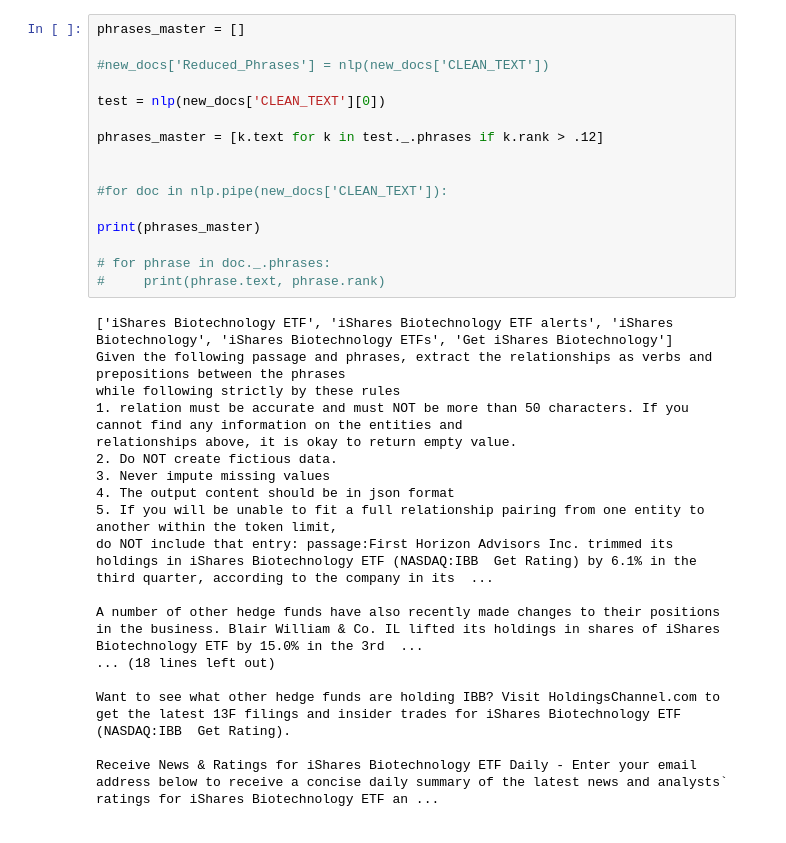
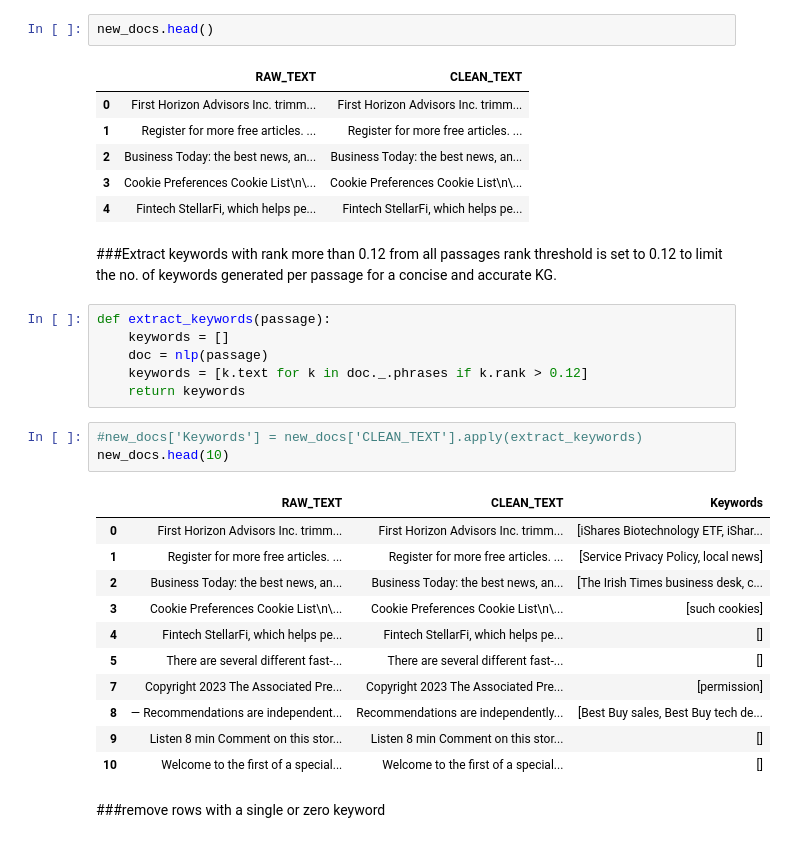
Before and after one commit to Vaaruni2797/Data-Integration-Project, a Jupyter notebook: DSE203_HW2.ipynb, the cells around one changed output. Cells and saved outputs as stored; diff of their text form.

```diff
--- a/DSE203_HW2.ipynb
+++ b/DSE203_HW2.ipynb
@@ -96,34 +72,35 @@ len(new_docs)
+# %%
+new_docs.head()
+# %% [output]
+|  | RAW_TEXT | CLEAN_TEXT |
+| 0 | First Horizon Advisors Inc. trimm... | First Horizon Advisors Inc. trimm... |
+| 1 | Register for more free articles. ... | Register for more free articles. ... |
+| 2 | Business Today: the best news, an... | Business Today: the best news, an... |
+| 3 | Cookie Preferences Cookie List\n\... | Cookie Preferences Cookie List\n\... |
+| 4 | Fintech StellarFi, which helps pe... | Fintech StellarFi, which helps pe... |
+# %% [markdown]
+###Extract keywords with rank more than 0.12 from all passages
+rank threshold is set to 0.12 to limit the no. of keywords generated per passage for a concise and accurate KG.
 # %%
-phrases_master = []
-
-#new_docs['Reduced_Phrases'] = nlp(new_docs['CLEAN_TEXT'])
-
-test = nlp(new_docs['CLEAN_TEXT'][0])
-
-phrases_master = [k.text for k in test._.phrases if k.rank > .12]
-
-
-#for doc in nlp.pipe(new_docs['CLEAN_TEXT']):
-
-print(phrases_master)
-
-# for phrase in doc._.phrases:
-#     print(phrase.text, phrase.rank)
+def extract_keywords(passage):
+    keywords = []
+    doc = nlp(passage)
+    keywords = [k.text for k in doc._.phrases if k.rank > 0.12]
+    return keywords
-# %% [output]
-['iShares Biotechnology ETF', 'iShares Biotechnology ETF alerts', 'iShares Biotechnology', 'iShares Biotechnology ETFs', 'Get iShares Biotechnology']
-Given the following passage and phrases, extract the relationships as verbs and prepositions between the phrases
-while following strictly by these rules
-1. relation must be accurate and must NOT be more than 50 characters. If you cannot find any information on the entities and
-relationships above, it is okay to return empty value.
-2. Do NOT create fictious data.
-3. Never impute missing values
-4. The output content should be in json format
-5. If you will be unable to fit a full relationship pairing from one entity to another within the token limit,
-do NOT include that entry: passage:First Horizon Advisors Inc. trimmed its holdings in iShares Biotechnology ETF (NASDAQ:IBB  Get Rating) by 6.1% in the third quarter, according to the company in its  ...
-
-A number of other hedge funds have also recently made changes to their positions in the business. Blair William & Co. IL lifted its holdings in shares of iShares Biotechnology ETF by 15.0% in the 3rd  ...
-... (18 lines left out)
-
-Want to see what other hedge funds are holding IBB? Visit HoldingsChannel.com to get the latest 13F filings and insider trades for iShares Biotechnology ETF (NASDAQ:IBB  Get Rating).
-
-Receive News & Ratings for iShares Biotechnology ETF Daily - Enter your email address below to receive a concise daily summary of the latest news and analysts` ratings for iShares Biotechnology ETF an ...
+# %%
+#new_docs['Keywords'] = new_docs['CLEAN_TEXT'].apply(extract_keywords)
+new_docs.head(10)
+# %% [output]
+|  | RAW_TEXT | CLEAN_TEXT | Keywords |
+| 0 | First Horizon Advisors Inc. trimm... | First Horizon Advisors Inc. trimm... | [iShares Biotechnology ETF, iShar... |
+| 1 | Register for more free articles. ... | Register for more free articles. ... | [Service Privacy Policy, local news] |
+| 2 | Business Today: the best news, an... | Business Today: the best news, an... | [The Irish Times business desk, c... |
+| 3 | Cookie Preferences Cookie List\n\... | Cookie Preferences Cookie List\n\... | [such cookies] |
+| 4 | Fintech StellarFi, which helps pe... | Fintech StellarFi, which helps pe... | [] |
+| 5 | There are several different fast-... | There are several different fast-... | [] |
+| 7 | Copyright 2023 The Associated Pre... | Copyright 2023 The Associated Pre... | [permission] |
+| 8 | — Recommendations are independent... | Recommendations are independently... | [Best Buy sales, Best Buy tech de... |
+| 9 | Listen 8 min Comment on this stor... | Listen 8 min Comment on this stor... | [] |
+| 10 | Welcome to the first of a special... | Welcome to the first of a special... | [] |
+# %% [markdown]
+###remove rows with a single or zero keyword
```
Also changed, not shown: parts of 29 cells of this notebook.
